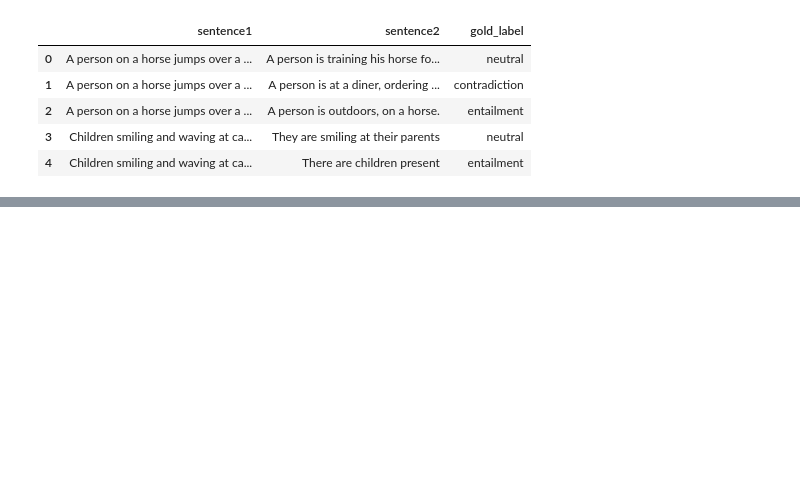
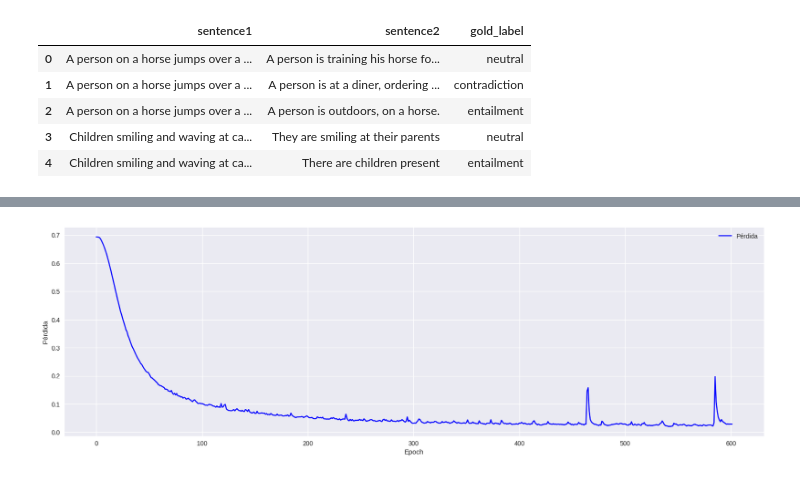
Before and after one commit to Manditar2/NLI-con-red-neuronal-LSTM, a Jupyter notebook: Proyecto_data_science.ipynb, the cells around one changed output, grey strips where cells are left out. Cells and saved outputs as stored; diff of their text form; code cells hidden in the pictures; blank space fills up the shorter version.

```diff
--- a/Proyecto_data_science.ipynb
+++ b/Proyecto_data_science.ipynb
@@ -264,0 +369,5 @@ def gloveWork(archivo,vocabulario):
+# %%
+
+draw_plot(history_training.history['loss'],"blue", "Pérdida")
+# %% [output]
+[figure, added]
```
Also changed, not shown: parts of 44 cells of this notebook.
